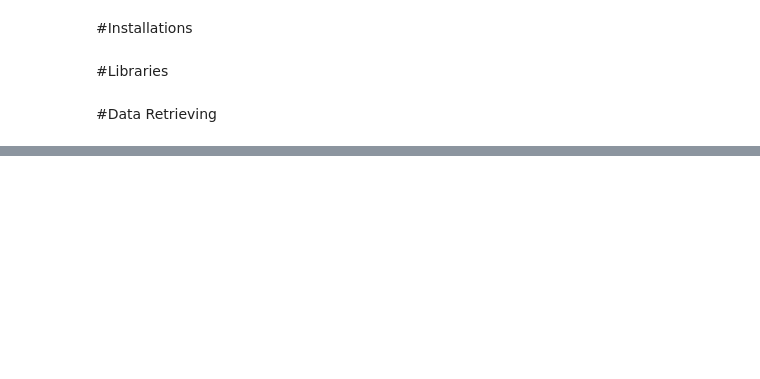
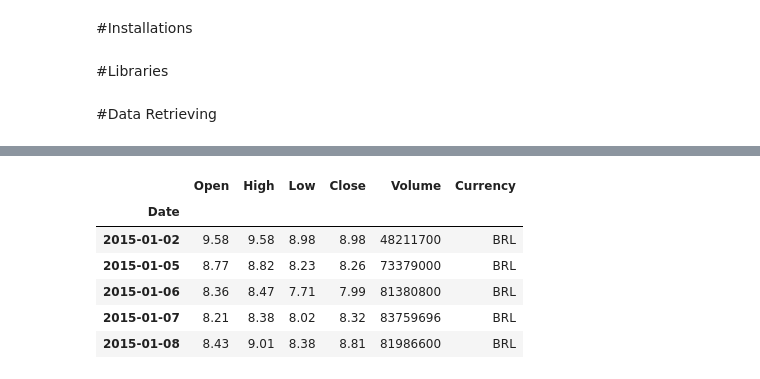
Before and after one commit to IgorComune/Financial-Markets, a Jupyter notebook: financial_markets.ipynb, the cells around one changed output, grey strips where cells are left out. Cells and saved outputs as stored; diff of their text form; code cells hidden in the pictures; blank space fills up the shorter version.

```diff
--- a/financial_markets.ipynb
+++ b/financial_markets.ipynb
@@ -12,0 +24,6 @@ import matplotlib.pyplot as plt
+# %%
+df = investpy.get_stock_historical_data(stock='AAPL',
+                                        country='United States',
+                                        from_date='01/01/2019',
+                                        to_date='01/01/2020',)
+df.head()
@@ -12,0 +38,15 @@ import matplotlib.pyplot as plt
+# %%
+petr4 = investpy.get_stock_historical_data(stock='PETR4',
+                                        country='Brazil',
+                                        from_date='01/01/2015',
+                                        to_date='15/08/2021',
+                                        interval='Daily')
+df.head()
+# %% [output]
+|  | Open | High | Low | Close | Volume | Currency |
+| Date |  |  |  |  |  |  |
+| 2015-01-02 | 9.58 | 9.58 | 8.98 | 8.98 | 48211700 | BRL |
+| 2015-01-05 | 8.77 | 8.82 | 8.23 | 8.26 | 73379000 | BRL |
+| 2015-01-06 | 8.36 | 8.47 | 7.71 | 7.99 | 81380800 | BRL |
+| 2015-01-07 | 8.21 | 8.38 | 8.02 | 8.32 | 83759696 | BRL |
+| 2015-01-08 | 8.43 | 9.01 | 8.38 | 8.81 | 81986600 | BRL |
```
Also changed, not shown: parts of 20 cells of this notebook.
